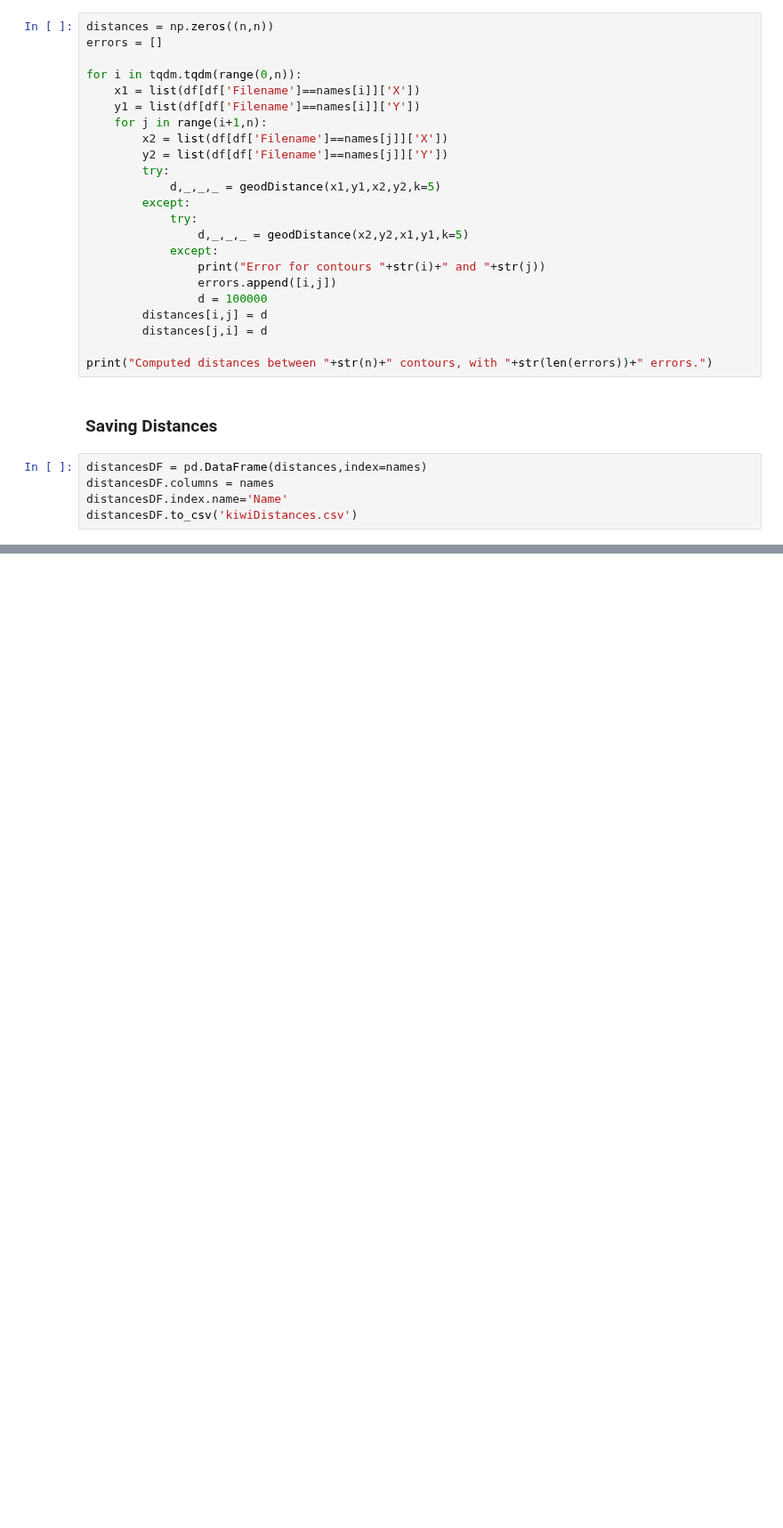
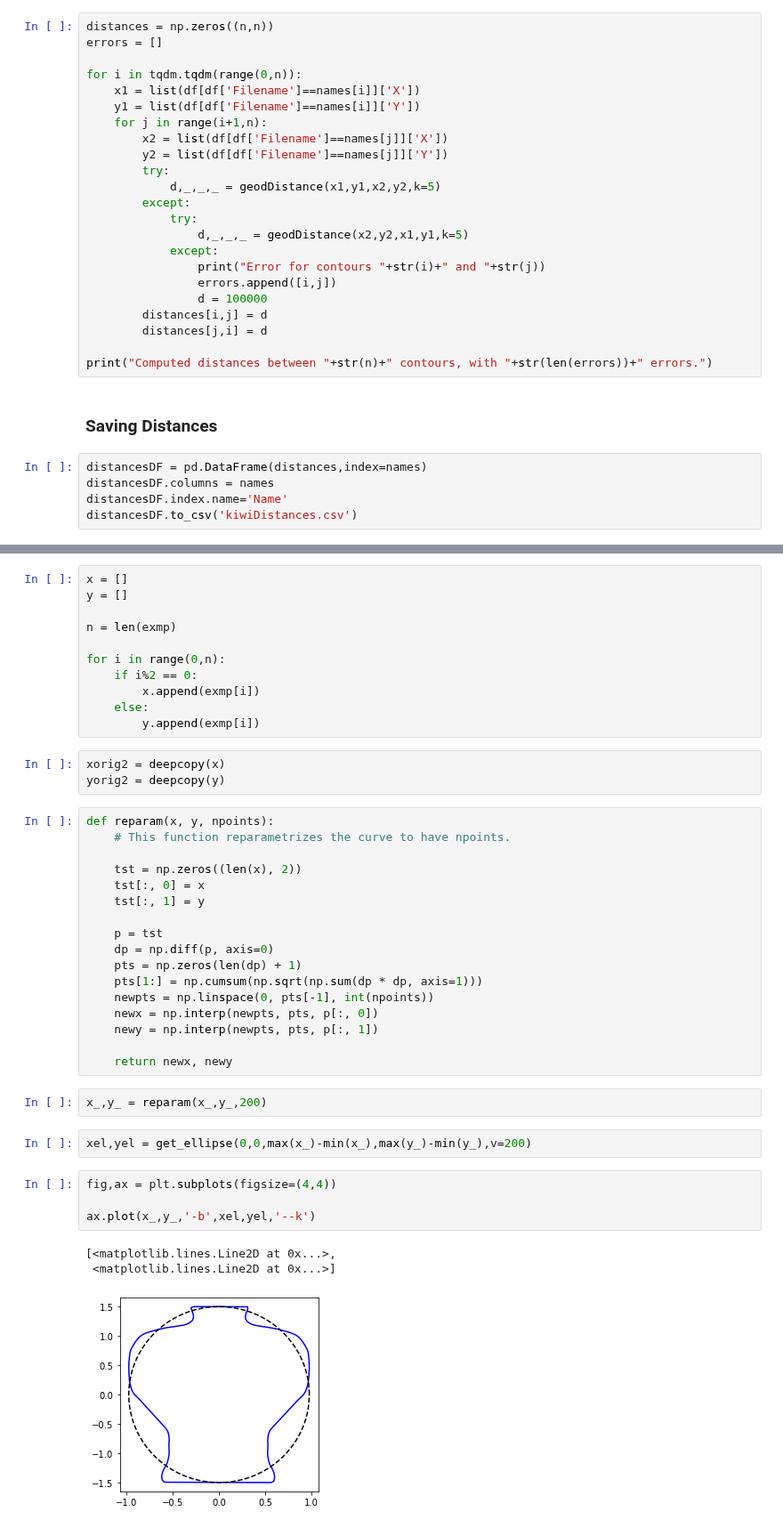
Before and after one commit to LittleAri/shapeClassification, a Jupyter notebook: geodesicDistances/geodDistances.ipynb, the cells around one changed output, grey strips where cells are left out. Shown at 89% size. Drawn from its saved outputs; the diff is of its cells as text; blank space fills up the shorter version.

```diff
--- a/geodesicDistances/geodDistances.ipynb
+++ b/geodesicDistances/geodDistances.ipynb
@@ -57,0 +146,43 @@ distancesDF.to_csv('kiwiDistances.csv')
+# %%
+x = []
+y = []
+
+n = len(exmp)
+
+for i in range(0,n):
+    if i%2 == 0:
+        x.append(exmp[i])
+    else:
+        y.append(exmp[i])
+# %%
+xorig2 = deepcopy(x)
+yorig2 = deepcopy(y)
+# %%
+def reparam(x, y, npoints):
+    # This function reparametrizes the curve to have npoints.
+
+    tst = np.zeros((len(x), 2))
+    tst[:, 0] = x
+    tst[:, 1] = y
+
+    p = tst
+    dp = np.diff(p, axis=0)
+    pts = np.zeros(len(dp) + 1)
+    pts[1:] = np.cumsum(np.sqrt(np.sum(dp * dp, axis=1)))
+    newpts = np.linspace(0, pts[-1], int(npoints))
+    newx = np.interp(newpts, pts, p[:, 0])
+    newy = np.interp(newpts, pts, p[:, 1])
+
+    return newx, newy
+# %%
+x_,y_ = reparam(x_,y_,200)
+# %%
+xel,yel = get_ellipse(0,0,max(x_)-min(x_),max(y_)-min(y_),v=200)
+# %%
+fig,ax = plt.subplots(figsize=(4,4))
+
+ax.plot(x_,y_,'-b',xel,yel,'--k')
+# %% [output]
+[<matplotlib.lines.Line2D at 0x...>,
+ <matplotlib.lines.Line2D at 0x...>]
+[figure, added]
```
Also changed, not shown: parts of 16 cells of this notebook, 5 other files.
